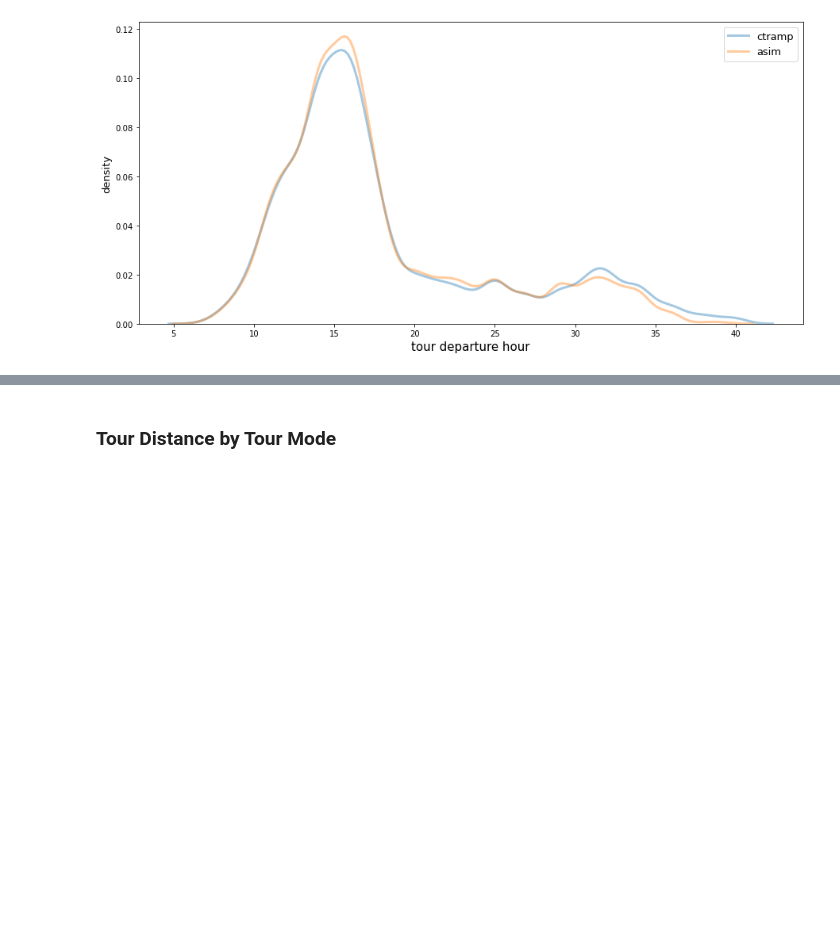
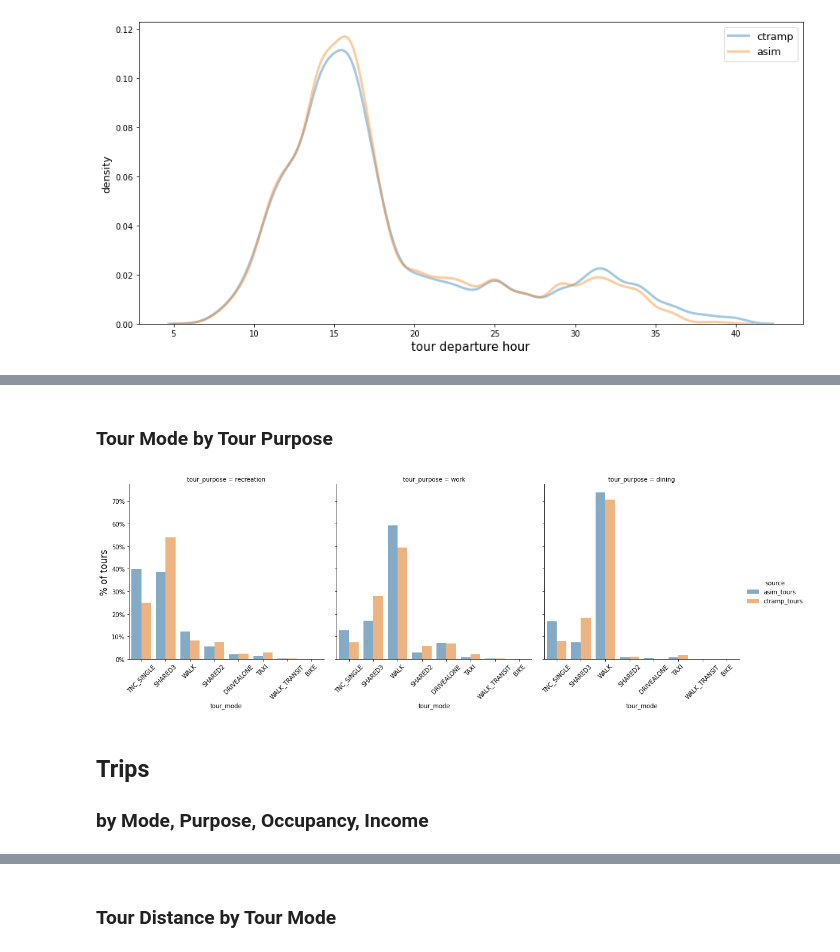
Before and after one commit to SANDAG/ABM, a Jupyter notebook: src/asim/notebooks/visitor/visitor_validation.ipynb, the cells around one changed output, grey strips where cells are left out. Saved outputs shown, nothing was run; the diff lists cells and outputs as text; code cells hidden in the pictures; blank space fills up the shorter version.

```diff
--- a/src/asim/notebooks/visitor/visitor_validation.ipynb
+++ b/src/asim/notebooks/visitor/visitor_validation.ipynb
@@ -218,0 +170,37 @@ plt.xticks(rotation=90);
+# %% [markdown]
+### Tour Mode by Tour Purpose
+# %%
+tour_mode_purpose = pd.DataFrame(list(
+    itertools.product(
+        pd.concat([asim_tours.tour_mode, ctramp_tours.tour_mode]).unique(),
+        pd.concat([asim_tours.primary_purpose, ctramp_tours.tour_purpose]).unique()
+    )
+), columns = ['tour_mode', 'tour_purpose'])
+
+tour_mode_purpose = pd.merge(
+    tour_mode_purpose,
+    asim_tours.groupby(['tour_mode','primary_purpose']).size().reset_index(name='asim_tours').rename(columns={'primary_purpose':'tour_purpose'}),
+    on=['tour_mode', 'tour_purpose'],
+    how='left'
+)
+tour_mode_purpose = pd.merge(
+    tour_mode_purpose,
+    ctramp_tours.groupby(['tour_mode','tour_purpose']).size().reset_index(name='ctramp_tours'),
+    on=['tour_mode', 'tour_purpose'],
+    how='left'
+).fillna(0)
+tour_mode_purpose = pd.melt(tour_mode_purpose, id_vars=['tour_mode','tour_purpose'], var_name='source', value_name='num_tours')
+tour_mode_purpose['pct'] = 100*tour_mode_purpose['num_tours'] / tour_mode_purpose.groupby(['source', 'tour_purpose'])['num_tours'].transform('sum')
+# %%
+g = sns.catplot(
+    data=tour_mode_purpose, x='tour_mode', y='pct', kind='bar',
+    col='tour_purpose', col_wrap=3,hue='source', alpha=0.6, sharey=True)
+for axes in g.axes.flat:
+    _ = axes.set_ylabel('% of tours', fontsize=15)
+    _ = axes.set_xticklabels(axes.get_xticklabels(), rotation=45)
+    _ = axes.yaxis.set_major_formatter(mtick.PercentFormatter())
+# %% [output]
+[figure, added]
+# %% [markdown]
+## Trips
+### by Mode, Purpose, Occupancy, Income
```
Also changed, not shown: parts of 104 cells of this notebook.
